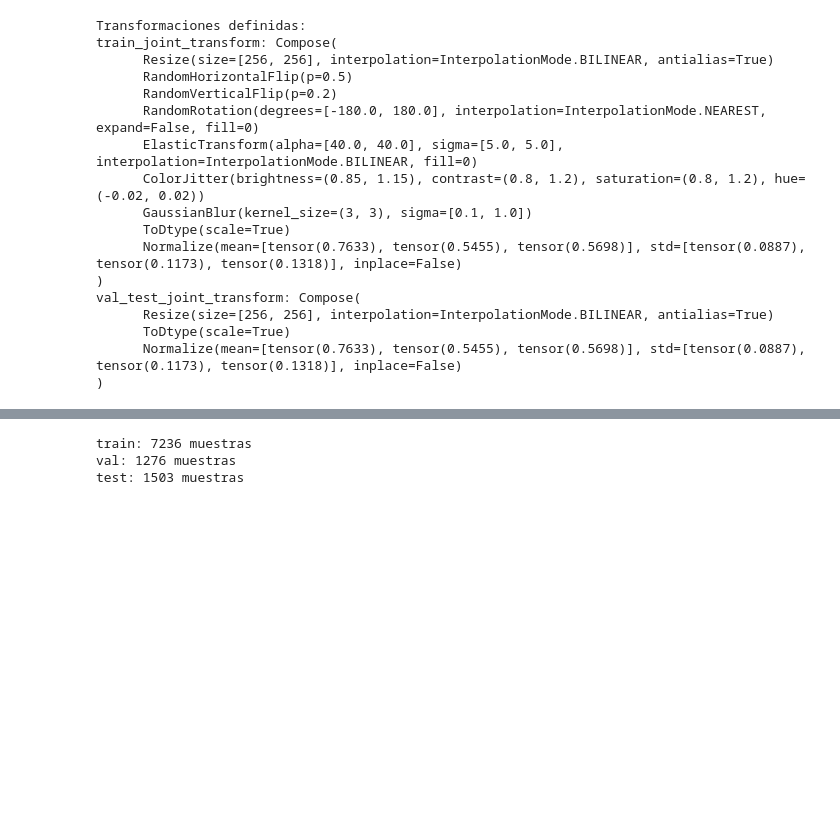
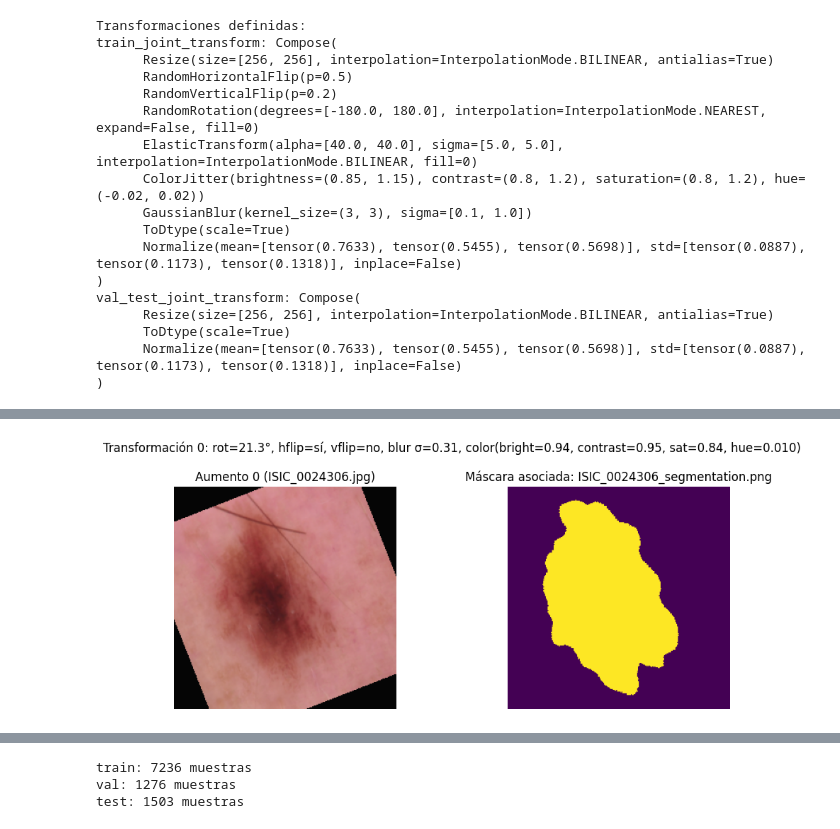
Before and after one commit to kellysolanomt/Proyecto_IA_20252, a Jupyter notebook: proyecto/proyecto.ipynb, the cells around one changed output, grey strips where cells are left out. Cells and saved outputs as stored; diff of their text form; code cells hidden in the pictures; blank space fills up the shorter version.

Commit message:
Adelanté comentarios, visualizacion de transformaciones y predicciones de máscara

```diff
--- a/proyecto/proyecto.ipynb
+++ b/proyecto/proyecto.ipynb
@@ -266,3 +267,93 @@ val_test_joint_transform: Compose(
       ToDtype(scale=True)
       Normalize(mean=[tensor(0.7633), tensor(0.5455), tensor(0.5698)], std=[tensor(0.0887), tensor(0.1173), tensor(0.1318)], inplace=False)
 )
+# %%
+import random
+import numpy as np
+import matplotlib.pyplot as plt
+from PIL import ImageOps
+from torchvision.transforms import functional as F
+
+def preview_training_aug(image, mask):
+    metadata = {}
+    img = image.copy()
+    msk = mask.copy()
+    img = img.resize(TARGET_SIZE, resample=Image.BILINEAR)
+    msk = msk.resize(TARGET_SIZE, resample=Image.NEAREST)
+    if random.random() < 0.5:
+        img = ImageOps.mirror(img)
+        msk = ImageOps.mirror(msk)
+        metadata['hflip'] = True
+    else:
+        metadata['hflip'] = False
+    if random.random() < 0.2:
+        img = ImageOps.flip(img)
+        msk = ImageOps.flip(msk)
+        metadata['vflip'] = True
+    else:
+        metadata['vflip'] = False
+    rotation_deg = random.uniform(-180, 180)
+    metadata['rotation_deg'] = rotation_deg
+    img = img.rotate(rotation_deg, resample=Image.BILINEAR, fillcolor=(0, 0, 0))
+    msk = msk.rotate(rotation_deg, resample=Image.NEAREST, fillcolor=0)
+    img_tensor = F.to_tensor(img)
+    mask_tensor = torch.from_numpy((np.array(msk) > 0).astype(np.int64))
+    brightness = random.uniform(0.85, 1.15)
+    contrast = random.uniform(0.8, 1.2)
+    saturation = random.uniform(0.8, 1.2)
+    hue = random.uniform(-0.02, 0.02)
+    metadata.update({
+        'brightness': brightness,
+        'contrast': contrast,
+        'saturation': saturation,
+        'hue': hue,
+    })
+    img_tensor = F.adjust_brightness(img_tensor, brightness)
+    img_tensor = F.adjust_contrast(img_tensor, contrast)
+    img_tensor = F.adjust_saturation(img_tensor, saturation)
+    img_tensor = F.adjust_hue(img_tensor, hue)
+    sigma = random.uniform(0.1, 1.0)
+    metadata['blur_sigma'] = sigma
+    img_tensor = F.gaussian_blur(img_tensor, kernel_size=3, sigma=sigma)
+    aug_img = normalize_transform(img_tensor)
+    return aug_img, mask_tensor, metadata
+
+VISUAL_SAMPLES = 3
+train_img_dir = Path('ham1000_data_splits/train/images')
+train_mask_dir = Path('ham1000_data_splits/train/masks')
+sample_paths = sorted([p for p in train_img_dir.iterdir() if p.suffix.lower() in {'.png', '.jpg', '.jpeg'}])
+if not sample_paths:
+    raise RuntimeError('No se hallaron imágenes en ham1000_data_splits/train/images')
+sample_img_path = sample_paths[0]
+sample_mask_path = train_mask_dir / f"{sample_img_path.stem}{MASK_SUFFIX}"
+if not sample_mask_path.exists():
+    raise FileNotFoundError(f'No existe la máscara asociada: {sample_mask_path}')
+print(f'Mostrando augmentations para: {sample_img_path.name}')
+orig_img = Image.open(sample_img_path).convert('RGB')
+orig_mask = Image.open(sample_mask_path).convert('L')
+mean = IMG_MEAN.view(3, 1, 1)
+std = IMG_STD.view(3, 1, 1)
+for idx in range(VISUAL_SAMPLES):
+    aug_img, aug_mask, metadata = preview_training_aug(orig_img, orig_mask)
+    aug_img_denorm = (aug_img * std + mean).clamp(0, 1)
+    fig, axes = plt.subplots(1, 2, figsize=(10, 4))
+    axes[0].imshow(aug_img_denorm.permute(1, 2, 0).cpu().numpy())
+    axes[0].set_title(f'Aumento {idx} ({sample_img_path.name})')
+    axes[0].axis('off')
+    axes[1].imshow(aug_mask.cpu().numpy(), vmin=0, vmax=NUM_CLASSES - 1, cmap='viridis')
+    axes[1].set_title(f'Máscara asociada: {sample_mask_path.name}')
+    axes[1].axis('off')
+    geom = (
+        f"rot={metadata['rotation_deg']:.1f}°, "
+        f"hflip={'sí' if metadata['hflip'] else 'no'}, "
+        f"vflip={'sí' if metadata['vflip'] else 'no'}, "
+        f"blur σ={metadata['blur_sigma']:.2f}"
+    )
+    color_txt = (
+        f"color(bright={metadata['brightness']:.2f}, contrast={metadata['contrast']:.2f}, "
+        f"sat={metadata['saturation']:.2f}, hue={metadata['hue']:.3f})"
+    )
+    fig.suptitle(f"Transformación {idx}: {geom}, {color_txt}")
+    plt.tight_layout()
+    plt.show()
+# %% [output]
@@ -268,0 +361 @@ val_test_joint_transform: Compose(
+[figure, added]
```
Also changed, not shown: parts of 10 cells of this notebook.
